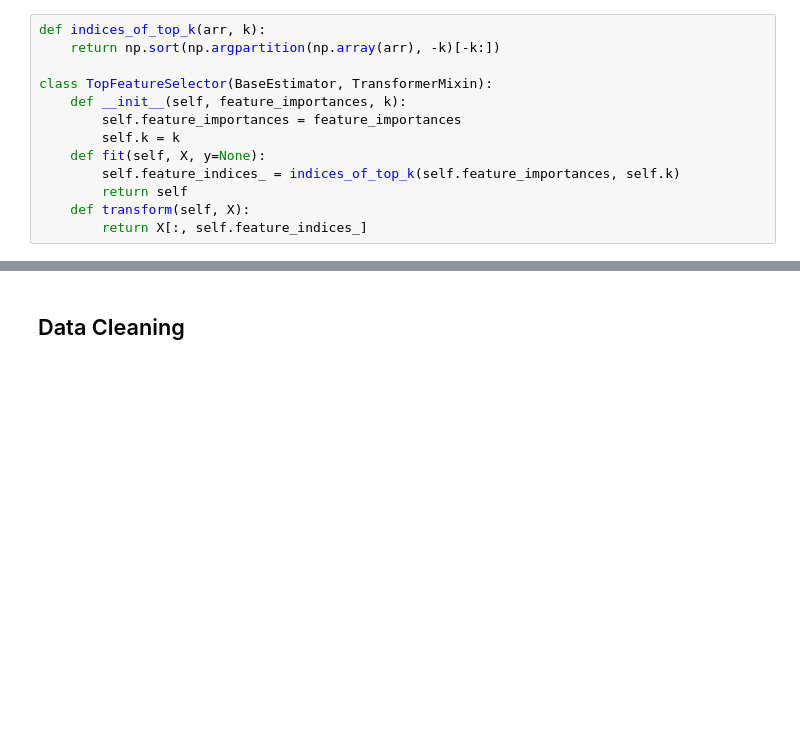
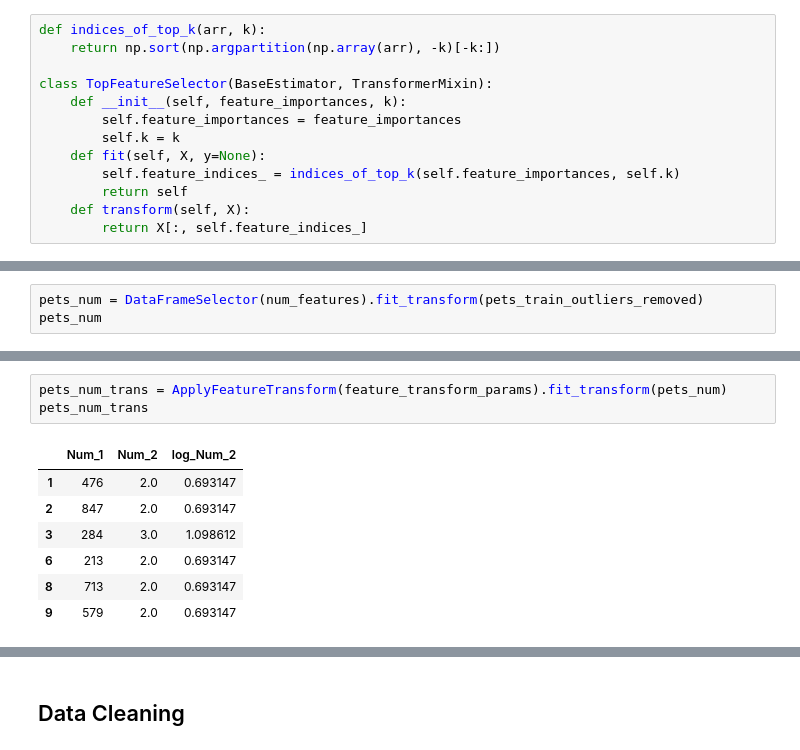
Before and after one commit to dorond/kaggle-house-prices-prediction, a Jupyter notebook: Housing Sale Price Prediction (Kaggle).ipynb, the cells around one changed output, grey strips where cells are left out. Drawn from its saved outputs; the diff is of its cells as text; blank space fills up the shorter version.

```diff
--- a/Housing Sale Price Prediction (Kaggle).ipynb
+++ b/Housing Sale Price Prediction (Kaggle).ipynb
@@ -555,0 +653,3 @@ housing_extra_attribs = attr_adder.transform(housing.values)
+# %%
+pets_num = DataFrameSelector(num_features).fit_transform(pets_train_outliers_removed)
+pets_num
@@ -555,0 +664,11 @@ housing_extra_attribs = attr_adder.transform(housing.values)
+# %%
+pets_num_trans = ApplyFeatureTransform(feature_transform_params).fit_transform(pets_num)
+pets_num_trans
+# %% [output]
+|  | Num_1 | Num_2 | log_Num_2 |
+| 1 | 476 | 2.0 | 0.693147 |
+| 2 | 847 | 2.0 | 0.693147 |
+| 3 | 284 | 3.0 | 1.098612 |
+| 6 | 213 | 2.0 | 0.693147 |
+| 8 | 713 | 2.0 | 0.693147 |
+| 9 | 579 | 2.0 | 0.693147 |
```
Also changed, not shown: parts of 36 cells of this notebook.
